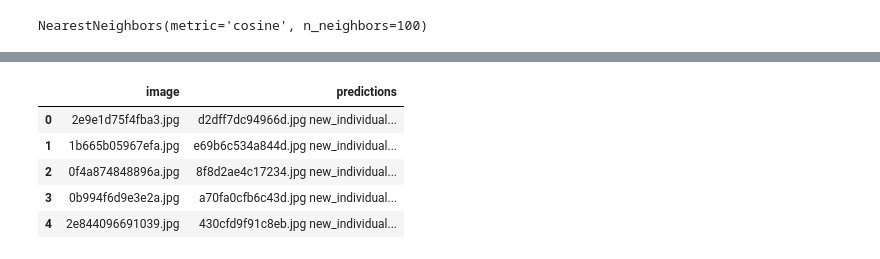
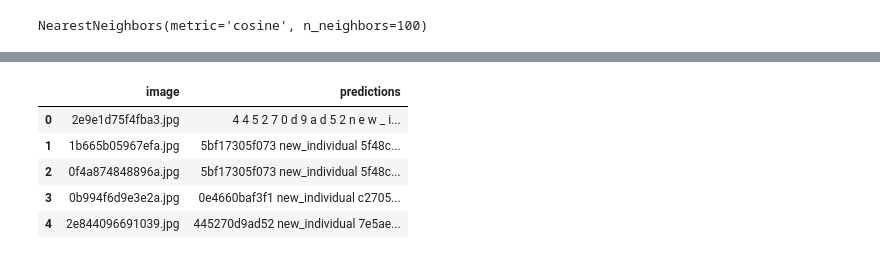
Before and after one commit to ptran1203/whale, a Jupyter notebook: compute_sim.ipynb, the cells around one changed output, grey strips where cells are left out. Saved outputs shown, nothing was run; the diff lists cells and outputs as text; code cells hidden in the pictures.

```diff
--- a/compute_sim.ipynb
+++ b/compute_sim.ipynb
@@ -125,11 +122,14 @@ distances, idxs = knn.kneighbors(test_v, 100, return_distance=True)
 # %%
 test_df = []
 train_k = np.asarray(train_k)
+img2id = dict(zip(train_df.image, train_df.individual_id))
 
 for i in tqdm(range(len(test_k))):
     dist, idx = distances[i], idxs[i]
     for d, id in zip(dist, idx):
-        test_df.append([test_k[i], train_k[id], d])
+        img_id = train_k[id]
+        tar = img2id[img_id]
+        test_df.append([test_k[i], tar, d])
 
 
 test_df = pd.DataFrame(test_df, columns=['image', 'target', 'distances'])
@@ -144,30 +154,32 @@ Name: image, dtype: int64
+# %%
+sample_list = ['938b7e931166', '5bf17305f073', '7593d2aee842', '7362d7a01d00','956562ff2888']
 # %%
 predictions = {}
-for i,row in tqdm(test_df.iterrows()):
+for i,row in tqdm(test_df.iterrows(), total=len(test_df)):
     if row.image in predictions:
         if len(predictions[row.image])==5:
             continue
         predictions[row.image].append(row.target)
     elif row.confidence > 0.5:
         predictions[row.image] = [row.target,'new_individual']
     else:
         predictions[row.image] = ['new_individual',row.target]
 
 for x in tqdm(predictions):
     if len(predictions[x])<5:
         remaining = [y for y in sample_list if y not in predictions]
         predictions[x] = predictions[x]+remaining
         predictions[x] = predictions[x][:5]
     predictions[x] = ' '.join(predictions[x])
 
 predictions = pd.Series(predictions).reset_index()
 predictions.columns = ['image','predictions']
 predictions.to_csv('submission.csv',index=False)
 predictions.head()
 # %% [output]
 |  | image | predictions |
-| 0 | 2e9e1d75f4fba3.jpg | d2dff7dc94966d.jpg new_individual... |
-| 1 | 1b665b05967efa.jpg | e69b6c534a844d.jpg new_individual... |
-| 2 | 0f4a874848896a.jpg | 8f8d2ae4c17234.jpg new_individual... |
-| 3 | 0b994f6d9e3e2a.jpg | a70fa0cfb6c43d.jpg new_individual... |
-| 4 | 2e844096691039.jpg | 430cfd9f91c8eb.jpg new_individual... |
+| 0 | 2e9e1d75f4fba3.jpg | 4 4 5 2 7 0 d 9 a d 5 2 n e w _ i... |
+| 1 | 1b665b05967efa.jpg | 5bf17305f073 new_individual 5f48c... |
+| 2 | 0f4a874848896a.jpg | 5bf17305f073 new_individual 5f48c... |
+| 3 | 0b994f6d9e3e2a.jpg | 0e4660baf3f1 new_individual c2705... |
+| 4 | 2e844096691039.jpg | 445270d9ad52 new_individual 7e5ae... |
```
Also changed, not shown: parts of 4 cells of this notebook, 2 other files.
